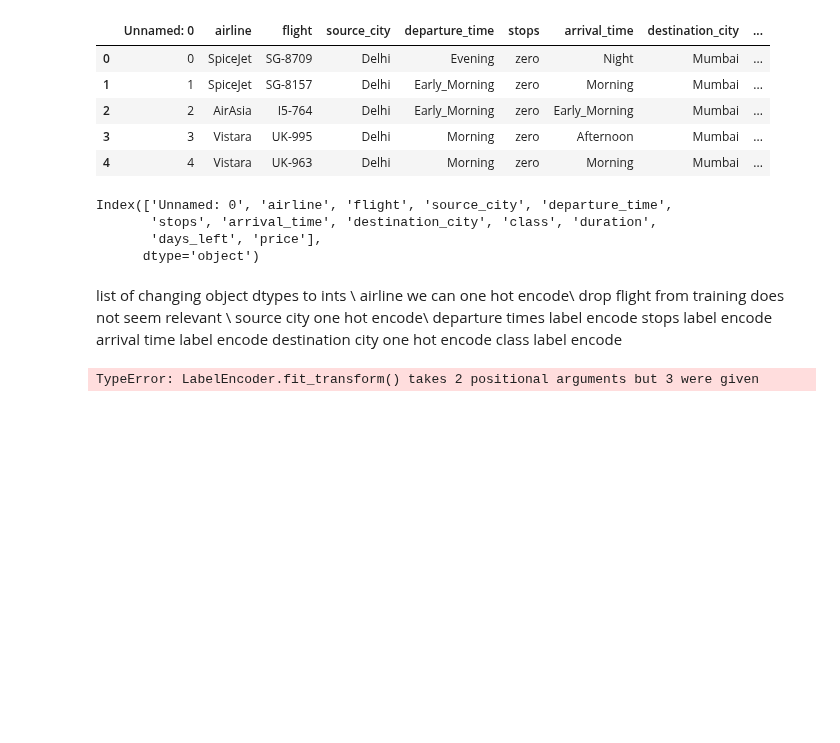
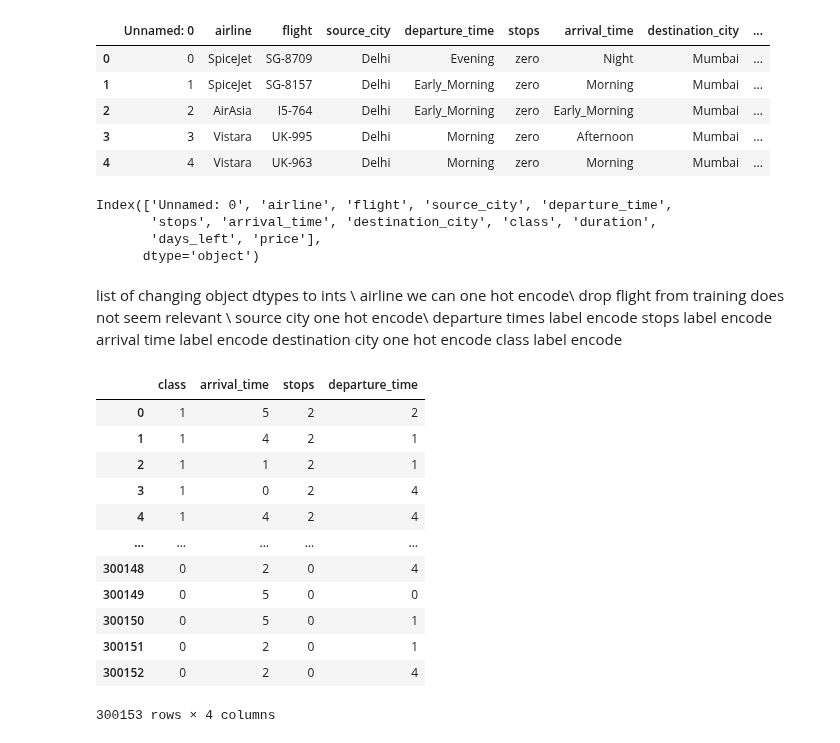
Before and after one commit to SabienNguyen/flight_price_mlflow_optuna, a Jupyter notebook: flight-price-preds.ipynb, the cells around one changed output. Cells and saved outputs as stored; diff of their text form; code cells hidden in the pictures; blank space fills up the shorter version.

```diff
--- a/flight-price-preds.ipynb
+++ b/flight-price-preds.ipynb
@@ -62,28 +62,26 @@ class label encode
 # %%
 label_cols = ['class', 'arrival_time', 'stops', 'departure_time']
 one_hot_cols = ['destination_city', 'source_city', 'airline']
-# %%
-from sklearn.compose import ColumnTransformer
-from sklearn.pipeline import Pipeline
-from sklearn.preprocessing import OneHotEncoder, LabelEncoder
-
-preprocessor = ColumnTransformer(
-    transformers=[
-        ('one_hot', OneHotEncoder(), one_hot_cols),
-        ('label', LabelEncoder(), label_cols)
-    ],
-    remainder='passthrough'
-)
-
-pipeline = Pipeline([
-    ('preprocessor', preprocessor),
-])
-
-X = df[['airline', 'source_city', 'departure_time',
-       'stops', 'arrival_time', 'destination_city', 'class', 'duration',
-       'days_left']]
-y = df['price'].astype('float')
-X = pipeline.fit_transform(X)
-X_train, X_test, y_train, y_test = train_test_split(X, y, test_size=0.2, random_state=42)
-# %% [output]
-TypeError: LabelEncoder.fit_transform() takes 2 positional arguments but 3 were given
+# %%
+
+from sklearn.preprocessing import OneHotEncoder, LabelEncoder
+
+le = LabelEncoder()
+for col in label_cols:
+    df[col] = le.fit_transform(df[col])
+
+df[label_cols]
+# %% [output]
+|  | class | arrival_time | stops | departure_time |
+| 0 | 1 | 5 | 2 | 2 |
+| 1 | 1 | 4 | 2 | 1 |
+| 2 | 1 | 1 | 2 | 1 |
+| 3 | 1 | 0 | 2 | 4 |
+| 4 | 1 | 4 | 2 | 4 |
+| ... | ... | ... | ... | ... |
+| 300148 | 0 | 2 | 0 | 4 |
+| 300149 | 0 | 5 | 0 | 0 |
+| 300150 | 0 | 5 | 0 | 1 |
+| 300151 | 0 | 2 | 0 | 1 |
+| 300152 | 0 | 2 | 0 | 4 |
+300153 rows × 4 columns
```
Also changed, not shown: parts of 22 cells of this notebook.
